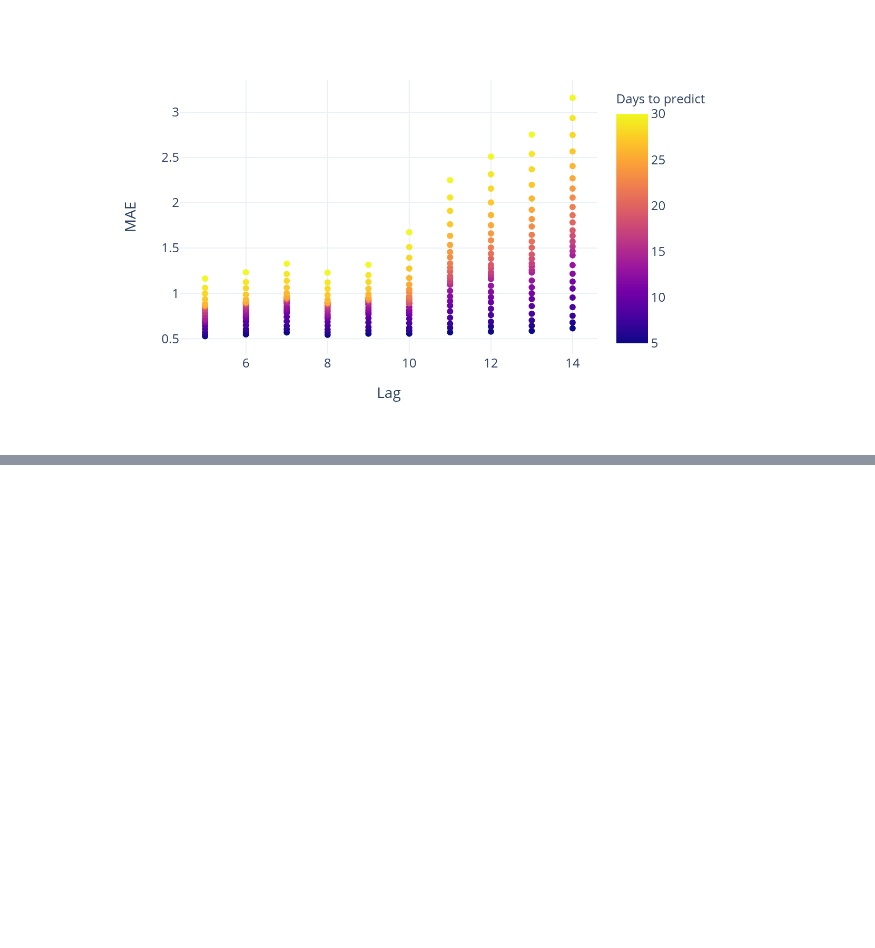
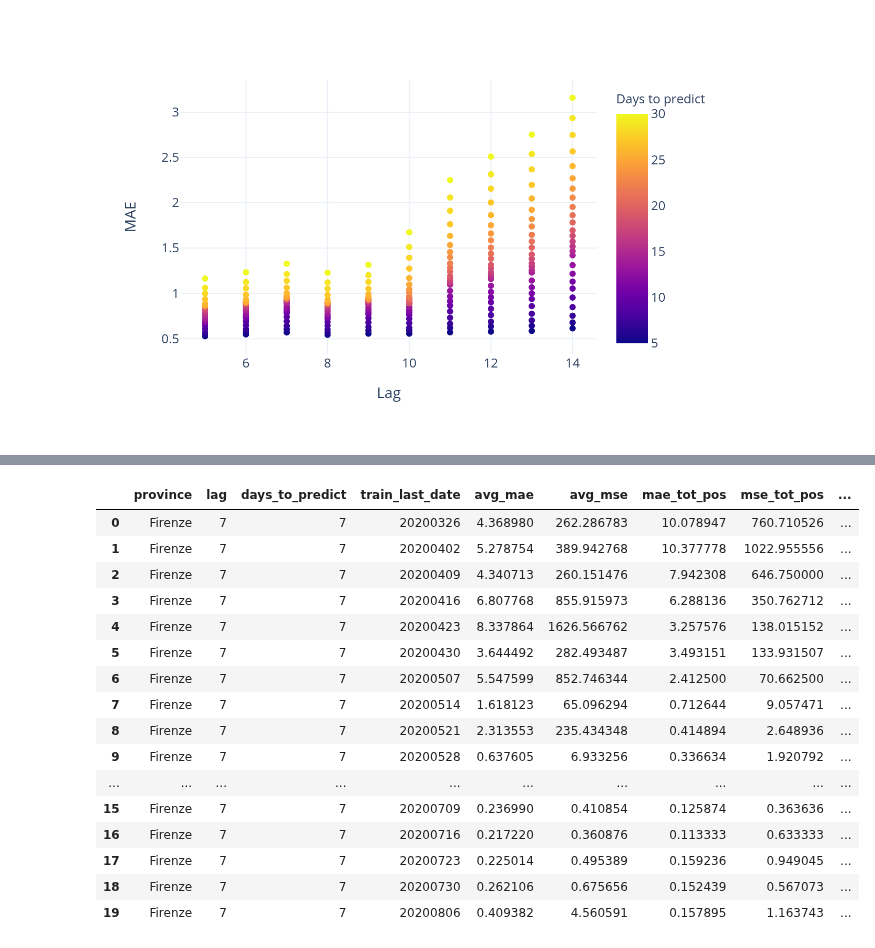
Before and after one commit to nicoloverardo/master-degree-thesis, a Jupyter notebook: notebooks/02-sird.ipynb, the cells around one changed output, grey strips where cells are left out. Saved outputs shown, nothing was run; the diff lists cells and outputs as text; code cells hidden in the pictures; blank space fills up the shorter version.

```diff
--- a/notebooks/02-sird.ipynb
+++ b/notebooks/02-sird.ipynb
@@ -1536,0 +1376,20 @@ res_df
+# %%
+results_df
+# %% [output]
+|  | province | lag | days_to_predict | train_last_date | avg_mae | avg_mse | mae_tot_pos | mse_tot_pos | ... |
+| 0 | Firenze | 7 | 7 | 20200326 | 4.368980 | 262.286783 | 10.078947 | 760.710526 | ... |
+| 1 | Firenze | 7 | 7 | 20200402 | 5.278754 | 389.942768 | 10.377778 | 1022.955556 | ... |
+| 2 | Firenze | 7 | 7 | 20200409 | 4.340713 | 260.151476 | 7.942308 | 646.750000 | ... |
+| 3 | Firenze | 7 | 7 | 20200416 | 6.807768 | 855.915973 | 6.288136 | 350.762712 | ... |
+| 4 | Firenze | 7 | 7 | 20200423 | 8.337864 | 1626.566762 | 3.257576 | 138.015152 | ... |
+| 5 | Firenze | 7 | 7 | 20200430 | 3.644492 | 282.493487 | 3.493151 | 133.931507 | ... |
+| 6 | Firenze | 7 | 7 | 20200507 | 5.547599 | 852.746344 | 2.412500 | 70.662500 | ... |
+| 7 | Firenze | 7 | 7 | 20200514 | 1.618123 | 65.096294 | 0.712644 | 9.057471 | ... |
+| 8 | Firenze | 7 | 7 | 20200521 | 2.313553 | 235.434348 | 0.414894 | 2.648936 | ... |
+| 9 | Firenze | 7 | 7 | 20200528 | 0.637605 | 6.933256 | 0.336634 | 1.920792 | ... |
+| ... | ... | ... | ... | ... | ... | ... | ... | ... | ... |
+| 15 | Firenze | 7 | 7 | 20200709 | 0.236990 | 0.410854 | 0.125874 | 0.363636 | ... |
+| 16 | Firenze | 7 | 7 | 20200716 | 0.217220 | 0.360876 | 0.113333 | 0.633333 | ... |
+| 17 | Firenze | 7 | 7 | 20200723 | 0.225014 | 0.495389 | 0.159236 | 0.949045 | ... |
+| 18 | Firenze | 7 | 7 | 20200730 | 0.262106 | 0.675656 | 0.152439 | 0.567073 | ... |
+| 19 | Firenze | 7 | 7 | 20200806 | 0.409382 | 4.560591 | 0.157895 | 1.163743 | ... |
```
Also changed, not shown: parts of 19 cells of this notebook, 1 other file.
